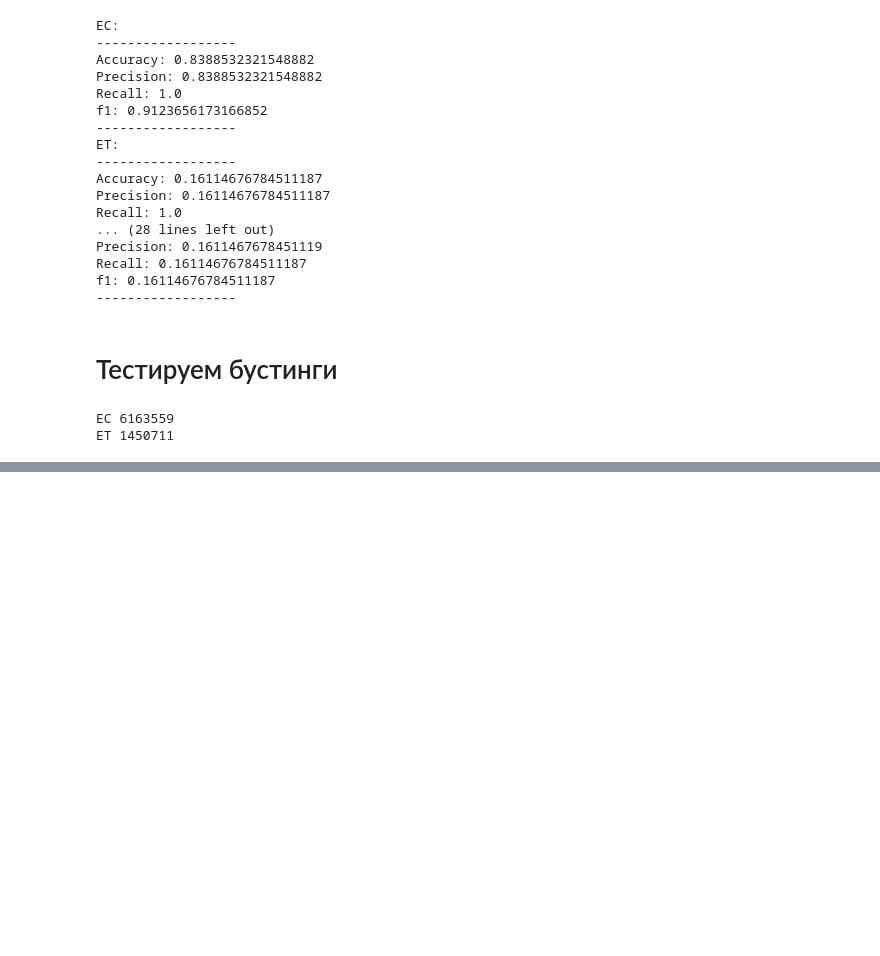
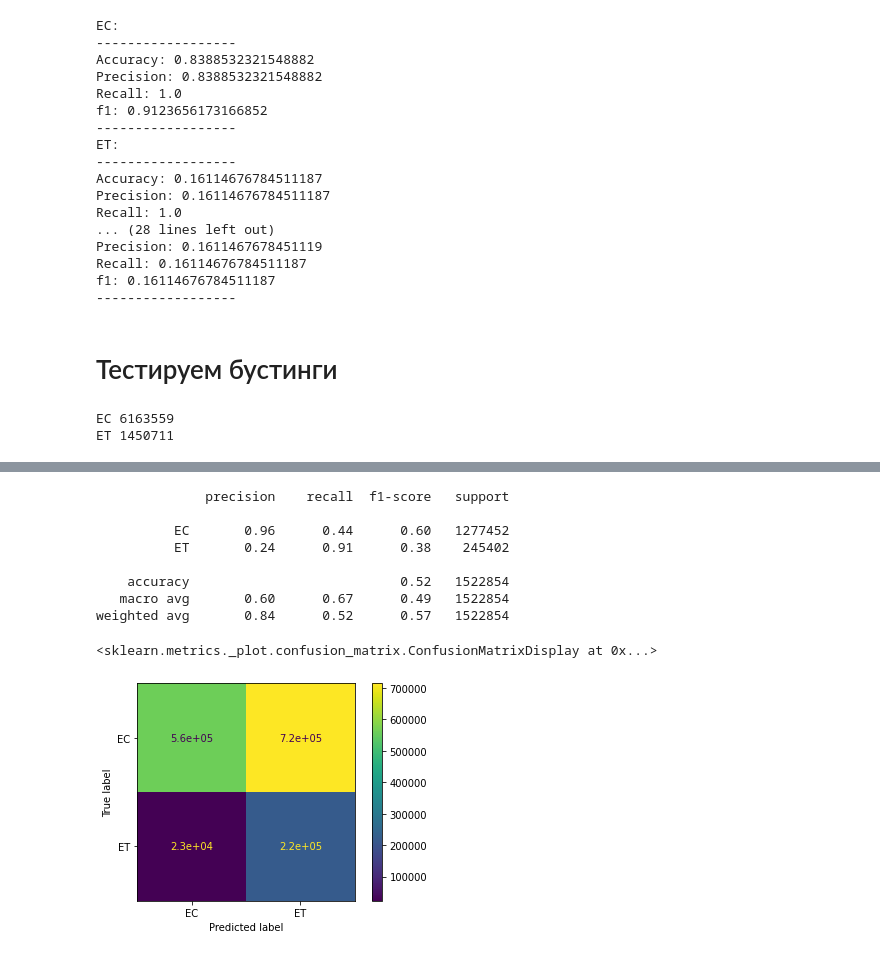
Before and after one commit to danil99152/prediction-of-government-tenders, a Jupyter notebook: forecasting_future_contract_stage.ipynb, the cells around one changed output, grey strips where cells are left out. Saved outputs shown, nothing was run; the diff lists cells and outputs as text; code cells hidden in the pictures; blank space fills up the shorter version.

```diff
--- a/forecasting_future_contract_stage.ipynb
+++ b/forecasting_future_contract_stage.ipynb
@@ -1496,0 +422,34 @@ sbs.barplot(x='current_contract_stage', y='registration_period', data=data);
+# %%
+x_train = x_train.drop(['supplier_legal_form'], axis=1)
+x_test = x_test.drop(['supplier_legal_form'], axis=1)
+# %%
+# 62% - оптимиальная разница между классами
+
+cat_features = ['customer_legal_form', 'product_code']
+model_catboost = CatBoostClassifier(
+    n_estimators = 200,
+    learning_rate = 0.01,
+    max_depth = 2,
+    task_type="GPU",
+    devices='0:1',
+).fit(x_train, y_train, cat_features,
+      eval_set=(x_test, y_test),
+             use_best_model=True,
+             verbose=False)
+y_pred = model_catboost.predict(x_test)
+print(classification_report(y_test, y_pred, target_names=['EC', 'ET']))
+
+cm = confusion_matrix(y_test, y_pred, labels=model_catboost.classes_)
+disp = ConfusionMatrixDisplay(confusion_matrix=cm, display_labels=model_catboost.classes_)
+disp.plot()
+# %% [output]
+              precision    recall  f1-score   support
+
+          EC       0.96      0.44      0.60   1277452
+          ET       0.24      0.91      0.38    245402
+
+    accuracy                           0.52   1522854
+   macro avg       0.60      0.67      0.49   1522854
+weighted avg       0.84      0.52      0.57   1522854
+<sklearn.metrics._plot.confusion_matrix.ConfusionMatrixDisplay at 0x...>
+[figure, added]
```
Also changed, not shown: parts of 141 cells of this notebook.
